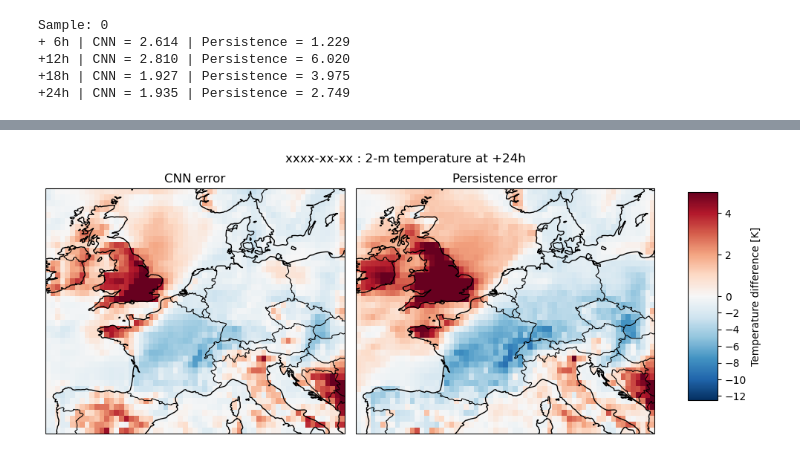
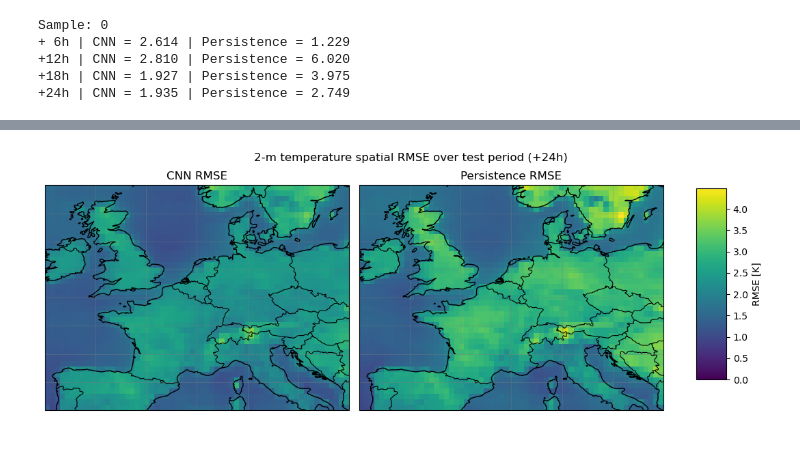
Before and after one commit to awittje/weather-ai-forecast, a Jupyter notebook: notebooks/evaluate_forecast.ipynb, the cells around one changed output, grey strips where cells are left out. Saved outputs shown, nothing was run; the diff lists cells and outputs as text; code cells hidden in the pictures.

Commit message:
Added evaluation of the forecast over whole test period and the spatial rmse.

```diff
--- a/notebooks/evaluate_forecast.ipynb
+++ b/notebooks/evaluate_forecast.ipynb
@@ -247,0 +241,10 @@ plt.show()
+# %%
+# the results now are calculated over the whole test period but in the grid to see spatial variations
+
+results = calculate_spatial_rmse(
+    model,
+    test_dataset,
+    temperature_std=stats['2t']['std']
+)
+
+print(results.keys())
@@ -248,32 +253,75 @@ plt.show()
 # %%
-horizon = 3
+# again chosing one horizon step
 
-cnn_error = prediction[horizon] - y[horizon]
+horizon = 3  # 0=+6h, 1=+12h, 2=+18h, 3=+24h
 
-persistence_error = persistence[horizon] - y[horizon]
+cnn_rmse = results["cnn_rmse"][horizon]
+persistence_rmse = results["persistence_rmse"][horizon]
 
-fig, axes = plt.subplots(1, 2, figsize=(10, 4), subplot_kw={"projection": ccrs.PlateCarree()})
-norm = mcolors.TwoSlopeNorm(vmin=-12.5, vcenter=0, vmax = 5)
+fig, axes = plt.subplots(
+    1, 2,
+    figsize=(11, 4),
+    subplot_kw={"projection": ccrs.PlateCarree()}
+)
 
-pos1 = axes[0].imshow(cnn_error*stats['2t']['std'], cmap=plt.cm.RdBu_r, norm=norm, extent=extent, origin="upper", aspect='auto')
-axes[0].set_title("CNN error")
+# Shared colour scale
+vmax = max(cnn_rmse.max(), persistence_rmse.max())
+
+pos1 = axes[0].imshow(
+    cnn_rmse,
+    cmap=plt.cm.viridis,
+    vmin=0,
+    vmax=vmax,
+    extent=extent,
+    origin="upper",
+    aspect="auto"
+)
+
+axes[0].set_title("CNN RMSE")
 axes[0].coastlines()
-axes[0].add_feature(cfeature.BORDERS,linewidth=0.8)
+axes[0].add_feature(cfeature.BORDERS, linewidth=0.8)
 
-axes[1].imshow(persistence_error*stats['2t']['std'], cmap=plt.cm.RdBu_r, norm=norm, extent=extent, origin="upper", aspect='auto')
-axes[1].set_title("Persistence error")
+axes[1].imshow(
+    persistence_rmse,
+    cmap=plt.cm.viridis,
+    vmin=0,
+    vmax=vmax,
+    extent=extent,
+    origin="upper",
+    aspect="auto"
+)
+
+axes[1].set_title("Persistence RMSE")
 axes[1].coastlines()
-axes[1].add_feature(cfeature.BORDERS,linewidth=0.8)
+axes[1].add_feature(cfeature.BORDERS, linewidth=0.8)
 
 for ax in axes:
     ax.set_xlabel("Longitude")
     ax.set_ylabel("Latitude")
 
+    ax.gridlines(
+        draw_labels=False,
+        linewidth=0.5,
+        color='gray',
+        alpha=0.5,
+        linestyle='-'
+    )
+
+# Colour bar
 cbar_ax = fig.add_axes([0.88, 0.15, 0.04, 0.7])
-fig.colorbar(pos1, label = 'Temperature difference [K]', cax=cbar_ax)
+
+fig.colorbar(
+    pos1,
+    label="RMSE [K]",
+    cax=cbar_ax
+)
+
 fig.tight_layout(rect=[0, 0, 0.85, 0.95])
 
-fig.suptitle('xxxx-xx-xx : 2-m temperature at +24h') # or plt.suptitle('Main title')
+fig.suptitle(
+    f"2-m temperature spatial RMSE over test period (+{[6,12,18,24][horizon]}h)"
+)
+
 plt.show()
 # %% [output]
-[figure, old version]
+[figure, new version]
```
Also changed, not shown: parts of 23 cells of this notebook, 2 other files.
